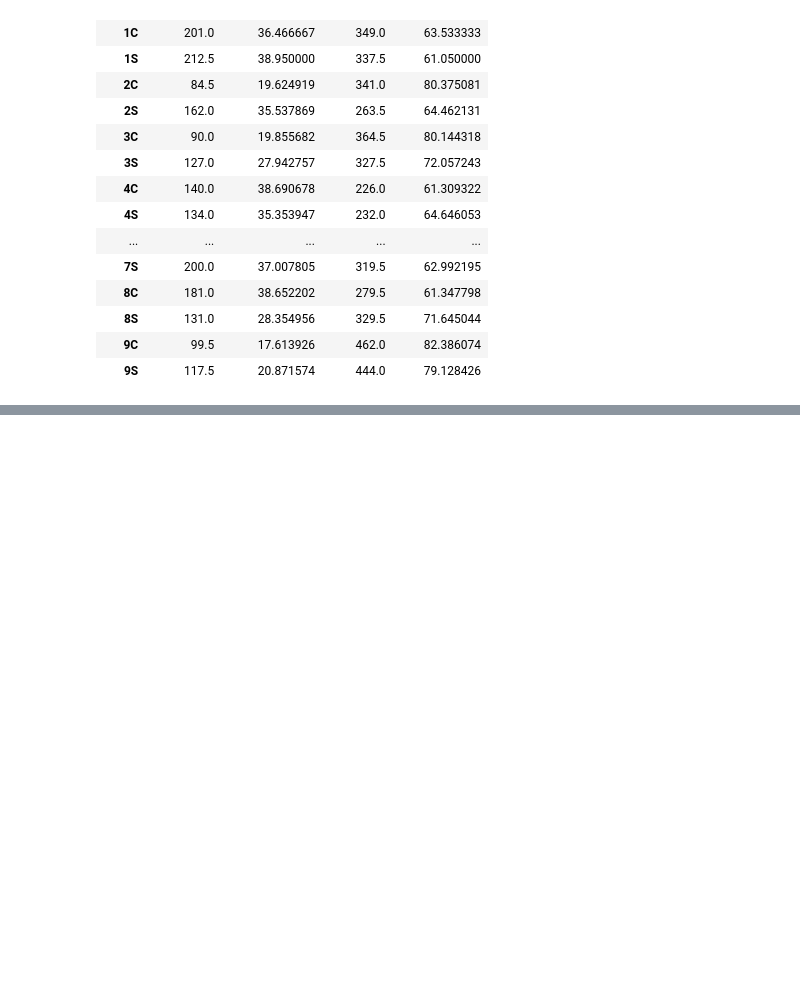
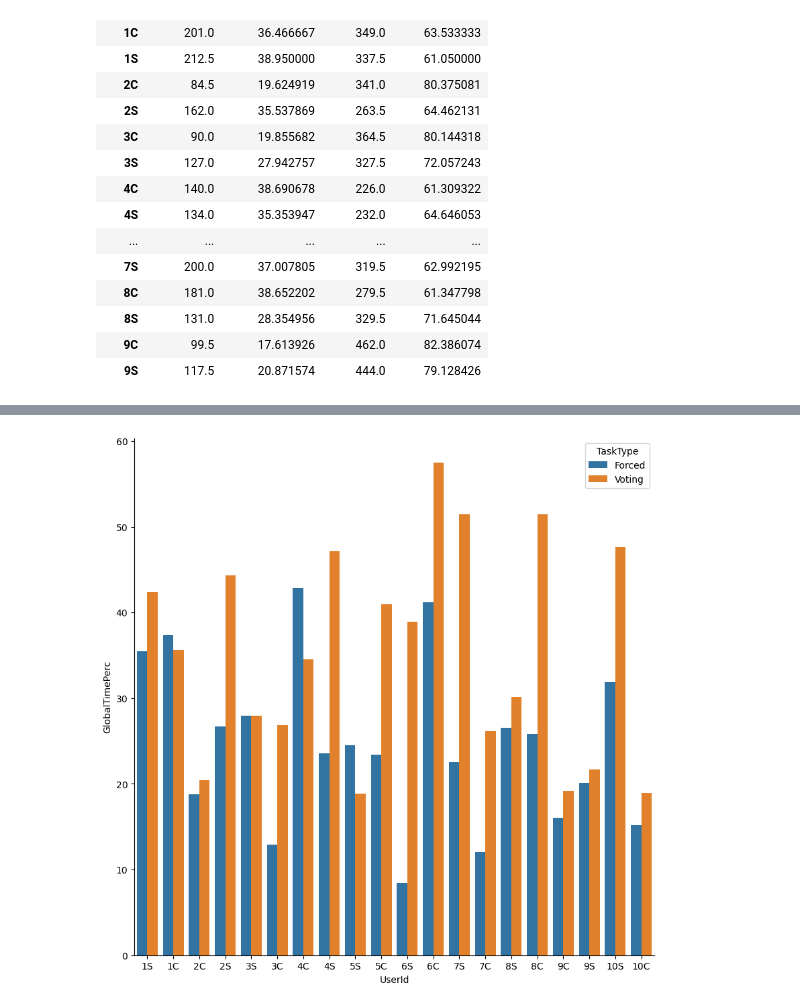
Before and after one commit to DebbyX3/CIDERHololensCollabManip, a Jupyter notebook: UserExperiments/LogAnalysis.ipynb, the cells around one changed output, grey strips where cells are left out. Cells and saved outputs as stored; diff of their text form; code cells hidden in the pictures; blank space fills up the shorter version.

```diff
--- a/UserExperiments/LogAnalysis.ipynb
+++ b/UserExperiments/LogAnalysis.ipynb
@@ -381,0 +446,8 @@ count_time_user_df.groupby(["UserId"]).mean(numeric_only=True)
+# %%
+# barplot by single user - percentage in global layer divided by forced and voting commit
+
+fig, ax1 = plt.subplots(figsize=(10, 10))
+g = sns.barplot(x='UserId', y='GlobalTimePerc', hue='TaskType', data=count_time_user_df)
+sns.despine(fig)
+# %% [output]
+[figure, added]
```
Also changed, not shown: parts of 5 cells of this notebook.
